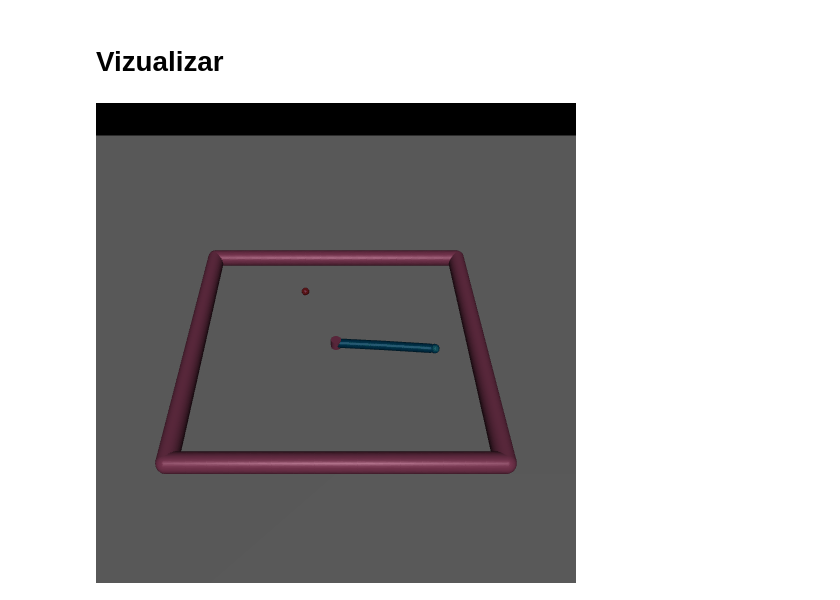
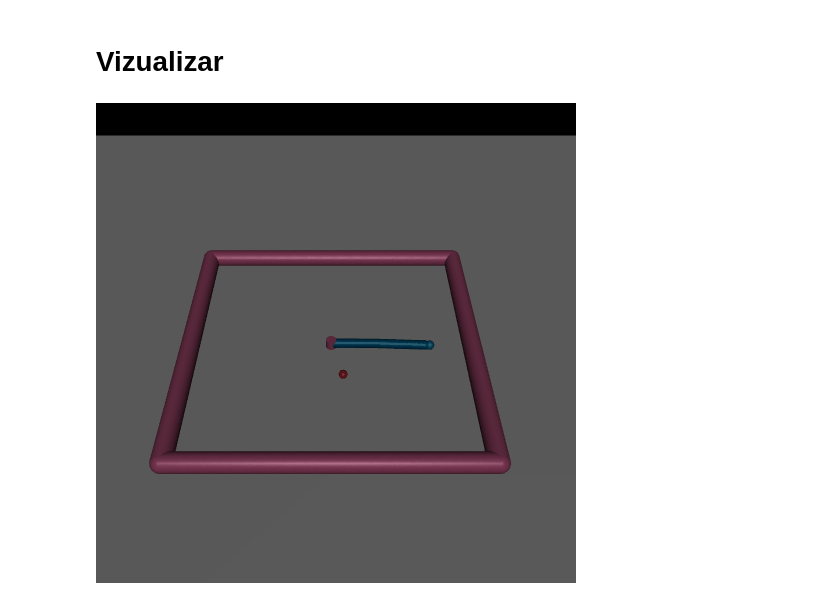
Before and after one commit to KuajinaiSS/Reacher-Mujoco, a Jupyter notebook: main.ipynb, the cells around one changed output. Cells and saved outputs as stored; diff of their text form; code cells hidden in the pictures.

```diff
--- a/main.ipynb
+++ b/main.ipynb
@@ -65,6 +75,7 @@ Recompensa total: -273.7219778000617 steps:  300
 # %% [markdown]
 # Vizualizar
-# %%
-Image(filename="reacher.gif")
-# %% [output]
-[figure, removed]
+# %%
+
+Image(filename="reacher_ddpg.gif")
+# %% [output]
+[figure, added]
```
Also changed, not shown: parts of 5 cells of this notebook.
